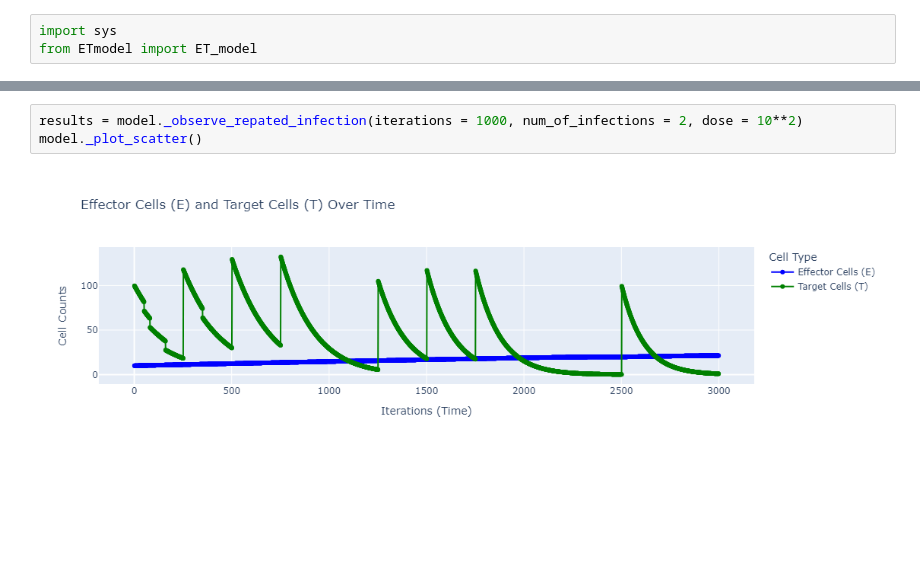
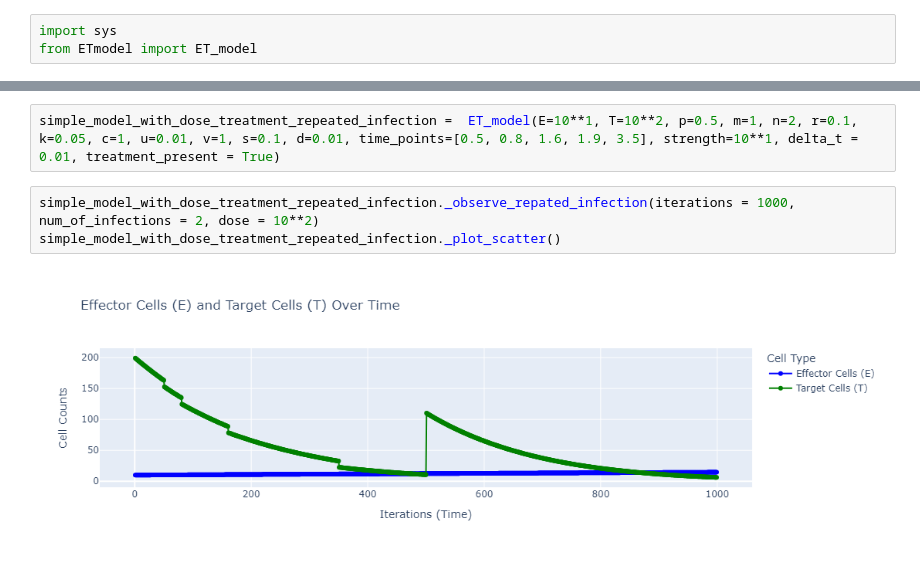
Before and after one commit to jonasprokop/Matematical-modeling-in-bioinformatics, a Jupyter notebook: ETmodel_implementation.ipynb, the cells around one changed output, grey strips where cells are left out. Saved outputs shown, nothing was run; the diff lists cells and outputs as text; blank space fills up the shorter version.

Commit message:
presentation vol2

```diff
--- a/ETmodel_implementation.ipynb
+++ b/ETmodel_implementation.ipynb
@@ -6,5 +18,7 @@ model = ET_model(E=10**1, T=10**2, p=0.5, m=1, n=2, r=0.1, k=0.05, c=1, u=0.01,
+# %%
+simple_model_with_dose_treatment_repeated_infection =  ET_model(E=10**1, T=10**2, p=0.5, m=1, n=2, r=0.1, k=0.05, c=1, u=0.01, v=1, s=0.1, d=0.01, time_points=[0.5, 0.8, 1.6, 1.9, 3.5], strength=10**1, delta_t = 0.01, treatment_present = True)
 # %%
-results = model._observe_repated_infection(iterations = 1000, num_of_infections = 2, dose = 10**2)
-model._plot_scatter()
+simple_model_with_dose_treatment_repeated_infection._observe_repated_infection(iterations = 1000, num_of_infections = 2, dose = 10**2)
+simple_model_with_dose_treatment_repeated_infection._plot_scatter()
 # %% [output]
-[figure, old version]
+[figure, new version]
```
Also changed, not shown: parts of 4 cells of this notebook.
